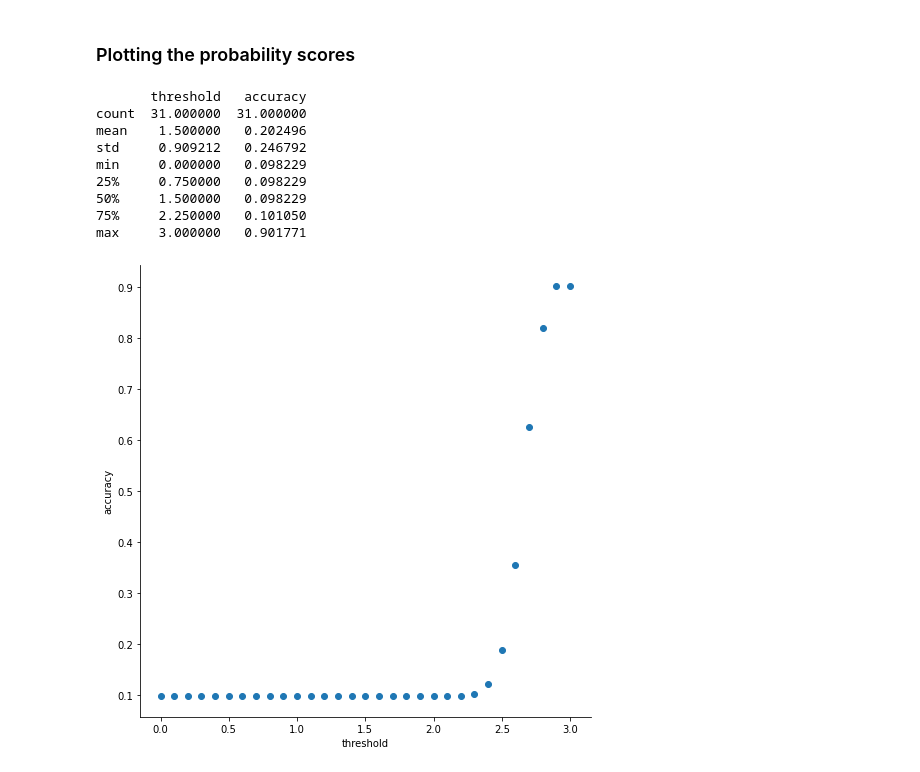
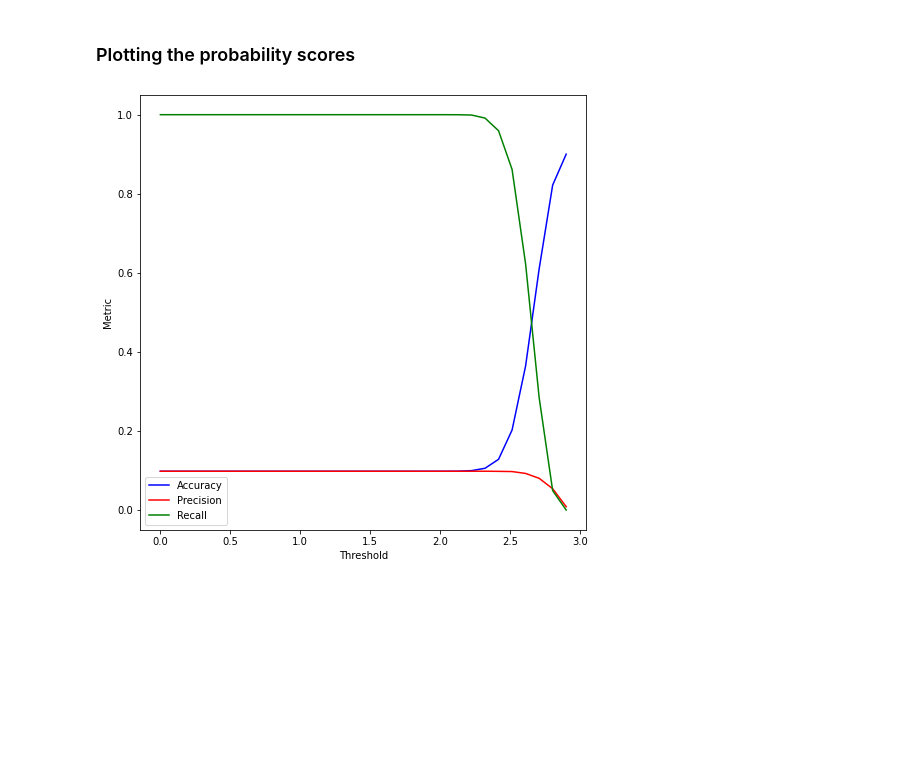
Before and after one commit to nmnsharma007/SimplifiedObjectDetection, a Jupyter notebook: version2/classification_inverted_and_extra.ipynb, the cells around one changed output. Drawn from its saved outputs; the diff is of its cells as text; code cells hidden in the pictures; blank space fills up the shorter version.

```diff
--- a/version2/classification_inverted_and_extra.ipynb
+++ b/version2/classification_inverted_and_extra.ipynb
@@ -121,7 +121,7 @@ test_loader = DataLoader(test_class_set,batch_size=batch_size,shuffle=True) # ta
 # %% [markdown]
 ### Plotting some data
 # %%
-dataiter = iter(train_loader)
+dataiter = iter(test_loader)
 images,labels = dataiter.next()
 figure = plt.figure()
 print(labels)
@@ -200,28 +200,4 @@ for e in range(epochs):
     print(f"Training loss: {running_loss/len(train_loader)}")
   # plt.plot(epoch_loss)
   # break
-
-# function to test the model
-def test(dataloader,model,threshold):
-  size = len(dataloader.dataset)
-  model.eval()
-  correct = 0
-  # pred = []
-  with torch.no_grad():
-      for images,logits in dataloader:
-        output = model(images)
-        outnp = output.numpy()
-        logit_np = logits.numpy()
-        for i in range(len(outnp)):
-          true_label = 1 if logit_np[i][0] > logit_np[i][1] else 0
-          if outnp[i][0] >= threshold and true_label == 1:
-            correct += 1
-          elif outnp[i][0] < threshold and true_label == 0:
-            correct += 1
-        # correct += (output.argmax(1) == logits.argmax(1)).type(torch.float).sum().item()
-        # for i in range(len(output)):
-        #   pred.append(np.argmax(output.numpy()[i]))
-  correct /= size
-  # print(f"Accuracy : {(100*correct):>0.1f}%")
-  return correct
 # %% [output]
@@ -317,20 +356,17 @@ df
 ### Plotting the probability scores
 # %%
 
-print(df.describe())
+# print(df.describe())
 # sns.FacetGrid(df,hue="true_label",height=7).map(plt.scatter,"yes_score","no_score",alpha=1).add_legend()
-sns.FacetGrid(df,height=7).map(plt.scatter,"threshold","accuracy").add_legend()
+plt.figure(figsize=(8,8))
+plt.plot(data[:,0],data[:,1],c='b',label='Accuracy')
+plt.plot(data[:,0],data[:,2],c='r',label='Precision')
+plt.plot(data[:,0],data[:,3],c='g',label='Recall')
+plt.legend()
+plt.ylabel("Metric")
+plt.xlabel("Threshold")
 plt.show()
 # %% [output]
-       threshold   accuracy
-count  31.000000  31.000000
-mean    1.500000   0.202496
-std     0.909212   0.246792
-min     0.000000   0.098229
-25%     0.750000   0.098229
-50%     1.500000   0.098229
-75%     2.250000   0.101050
-max     3.000000   0.901771
-[figure, old version]
+[figure, new version]
 # %%
 # plt.scatter(np.log(scores[:,0]),np.log(scores[:,1]))
```
Also changed, not shown: parts of 4 cells of this notebook.
